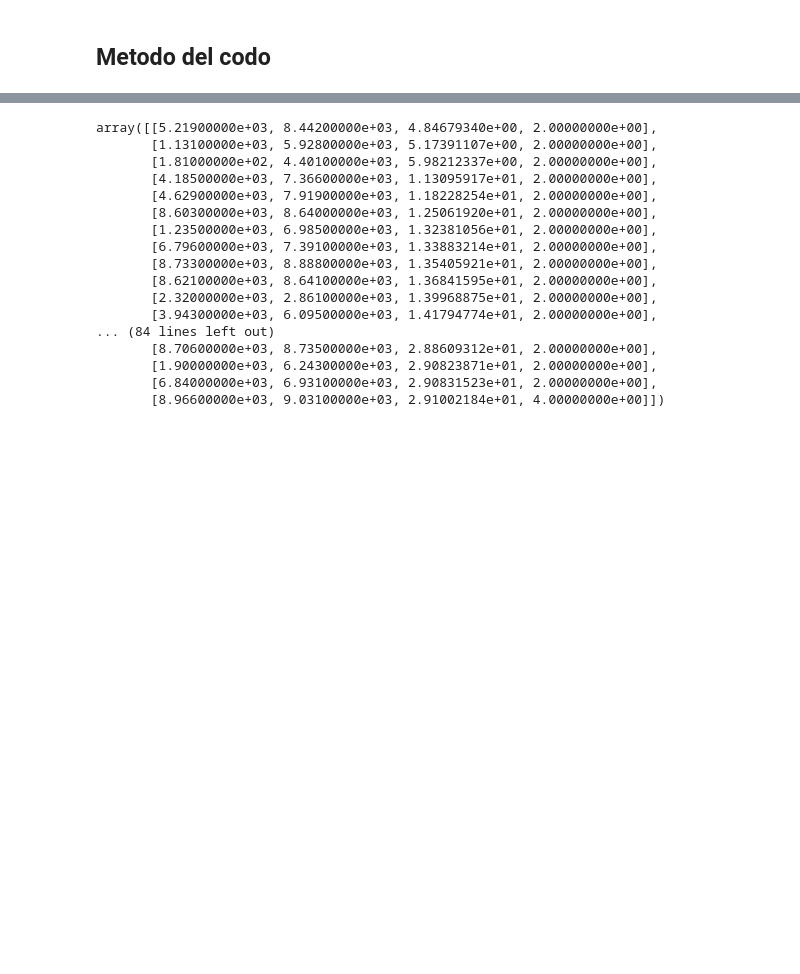
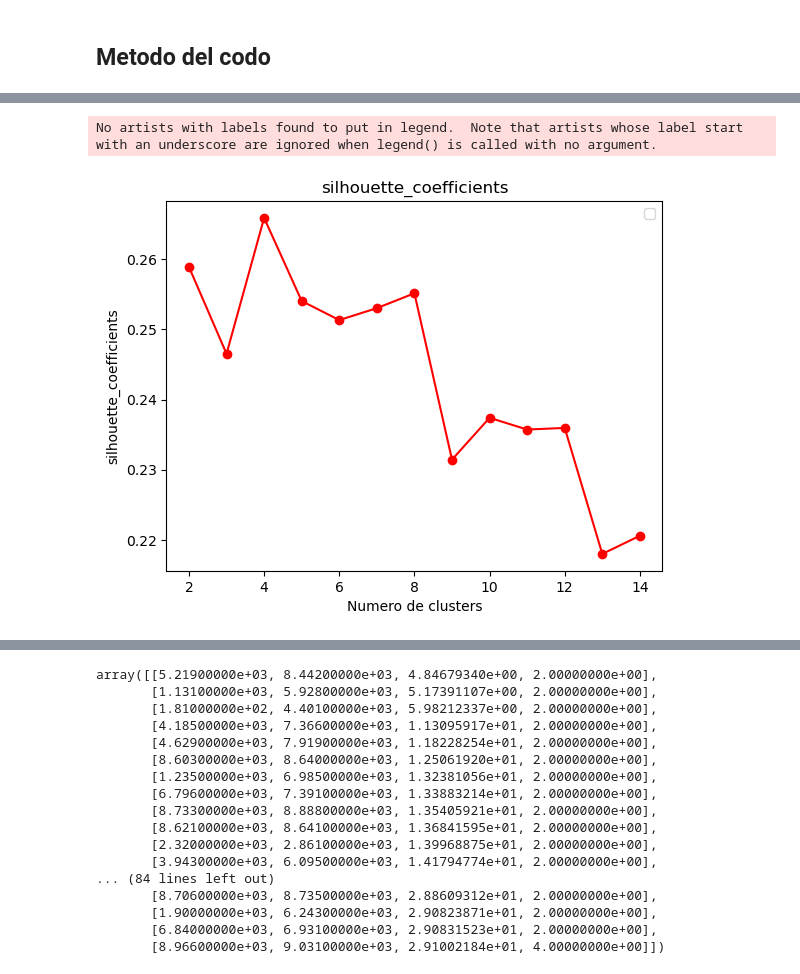
Before and after one commit to Juanisazalu/Analitica2_trabajo2, a Jupyter notebook: TRABAJO 2.ipynb, the cells around one changed output, grey strips where cells are left out. Saved outputs shown, nothing was run; the diff lists cells and outputs as text; code cells hidden in the pictures; blank space fills up the shorter version.

```diff
--- a/TRABAJO 2.ipynb
+++ b/TRABAJO 2.ipynb
@@ -356,3 +424,27 @@ No artists with labels found to put in legend.  Note that artists whose label st
+# %%
+# Lista contiene los coeficientes de silueta para cada k
+silhouette_coefficients = []
+# Fíjate que empiezas con 2 grupos para el coeficiente de silueta
+for k in range(2, 15):
+  kmeans = KMeans(n_clusters=k, **kmeans_kwargs)
+  kmeans.fit(train)
+  score = silhouette_score(train, kmeans.labels_)
+  silhouette_coefficients.append(score)
+# %%
+fig, ax = plt.subplots()
+ax.plot(np.arange(2,15), silhouette_coefficients, color='red', marker='o')
+
+# Personalizar el gráfico
+ax.set_title('silhouette_coefficients')
+ax.set_xlabel('Numero de clusters')
+ax.set_ylabel('silhouette_coefficients')
+ax.legend()
+
+# Mostrar el gráfico
+plt.show()
+# %% [output]
+No artists with labels found to put in legend.  Note that artists whose label start with an underscore are ignored when legend() is called with no argument.
+[figure, added]
 # %%
 # Seleccion automatica del numero k
 kl = KneeLocator(range(1, 15),
```
Also changed, not shown: parts of 66 cells of this notebook, 2 other files.
